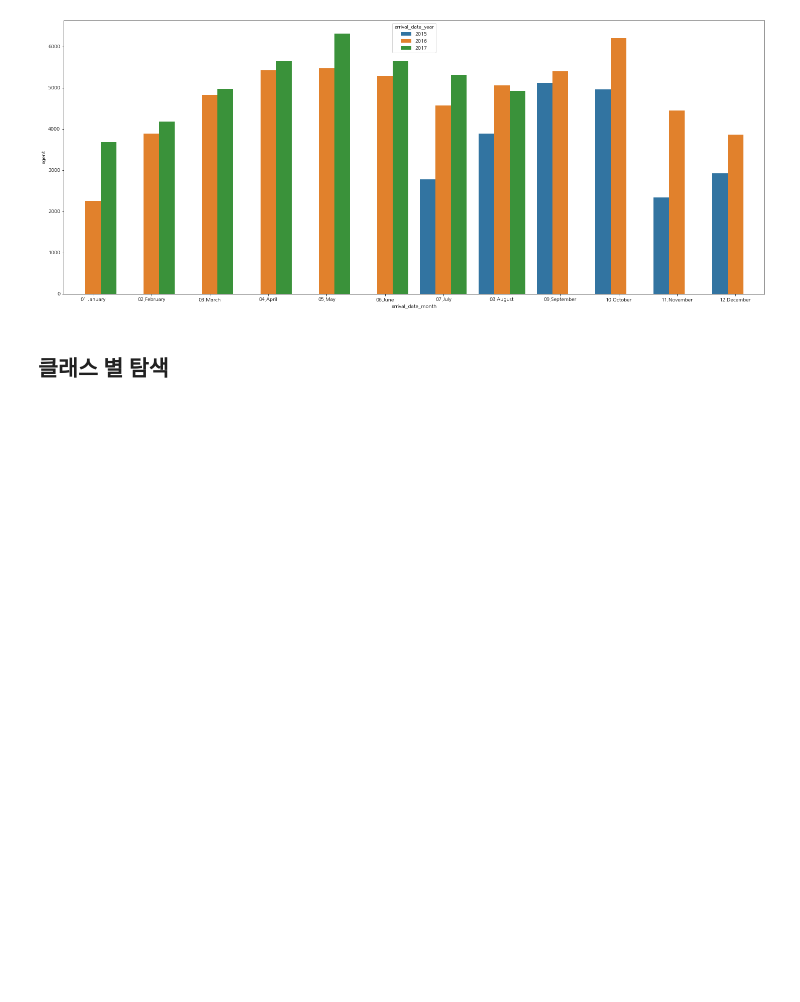
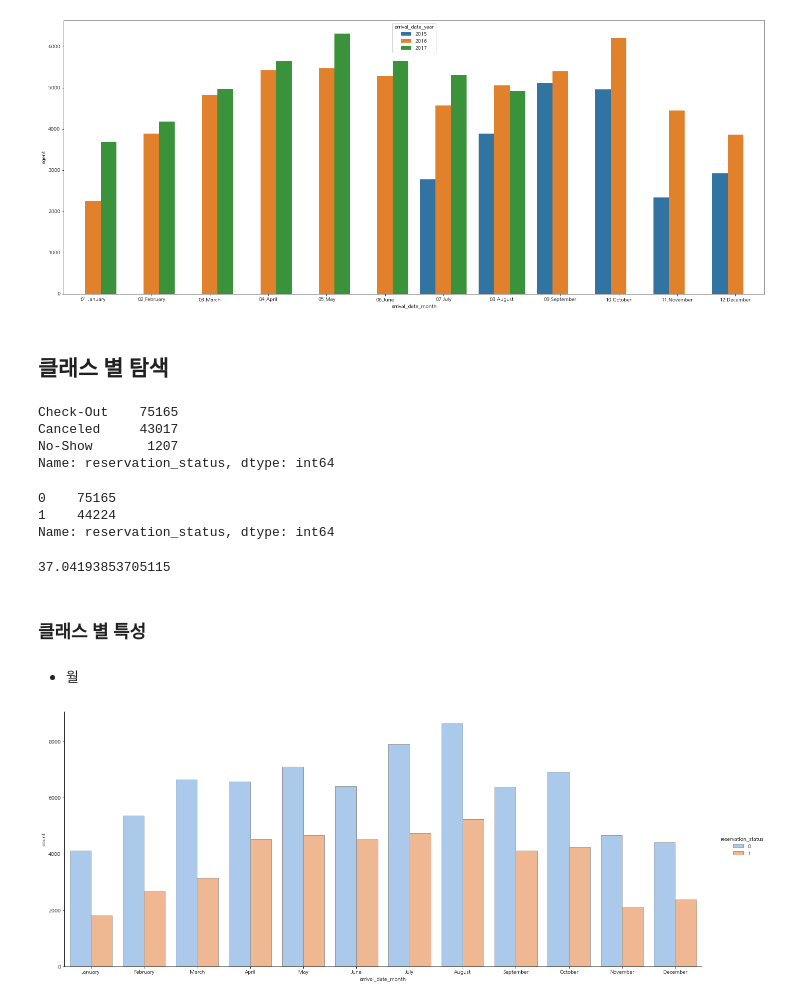
Before and after one commit to seonydg/ml-classification-analysis-of-hotel-reservation-demand, a Jupyter notebook: analysis-of-hotel-reservation-demand.ipynb, the cells around one changed output. Drawn from its saved outputs; the diff is of its cells as text; code cells hidden in the pictures; blank space fills up the shorter version.

Commit message:
feat : data preprocessing

```diff
--- a/analysis-of-hotel-reservation-demand.ipynb
+++ b/analysis-of-hotel-reservation-demand.ipynb
@@ -389,3 +389,36 @@ plt.show()
 [figure]
 # %% [markdown]
 ## 클래스 별 탐색
+# %%
+# 클래스 비율
+df['reservation_status'].value_counts()
+# %% [output]
+Check-Out    75165
+Canceled     43017
+No-Show       1207
+Name: reservation_status, dtype: int64
+# %%
+# 취소와 노쇼에 대한 데이터 1로 변경
+import numpy as np
+df['reservation_status'] = np.where(df['reservation_status'] != 'Check-Out', 1, 0)
+df['reservation_status'].value_counts()
+# %% [output]
+0    75165
+1    44224
+Name: reservation_status, dtype: int64
+# %%
+# 비율 : 37%로 취소 또는 노쇼 고객 비율
+df['reservation_status'].value_counts()[1] / df['reservation_status'].value_counts().sum() * 100
+# %% [output]
+37.04193853705115
+# %% [markdown]
+### 클래스 별 특성
+# %% [markdown]
+- 월
+# %%
+sns.catplot(x="arrival_date_month", hue="reservation_status", kind="count",palette="pastel", edgecolor=".6",data=df, aspect=3,
+            order = ['January', 'February', 'March', 'April', 'May', 'June', 'July', 'August', 'September', 'October', 'November', 'December'])
+plt.gcf().set_size_inches(20, 8)
+plt.show()
+# %% [output]
+[figure, added]
```
Also changed, not shown: parts of 19 cells of this notebook.
